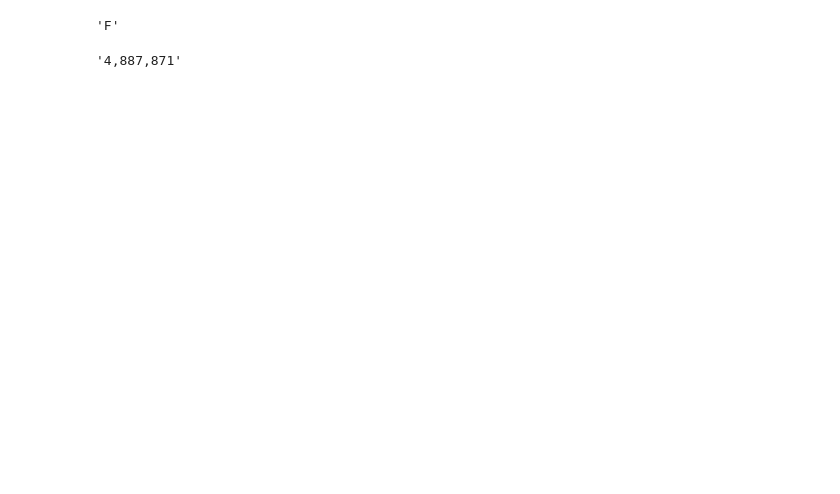
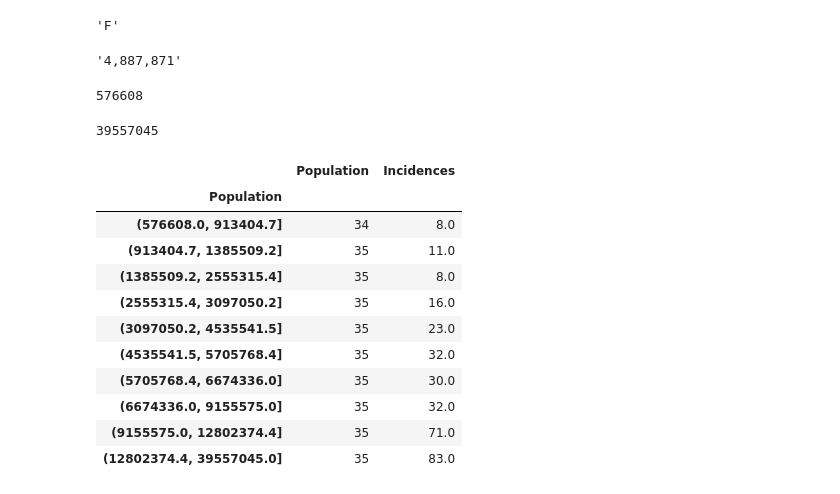
Before and after one commit to loisr/Mod-2-Project, a Jupyter notebook: Project2/school_shootings.ipynb, the cells around one changed output. Saved outputs shown, nothing was run; the diff lists cells and outputs as text; code cells hidden in the pictures; blank space fills up the shorter version.

```diff
--- a/Project2/school_shootings.ipynb
+++ b/Project2/school_shootings.ipynb
@@ -129,0 +136,10 @@ df_final.to_csv('final.csv')
+# %%
+# min population
+grades_pop_incidences_df['Population'].min()
+# %% [output]
+576608
+# %%
+# max population
+grades_pop_incidences_df['Population'].max()
+# %% [output]
+39557045
@@ -129,0 +163,15 @@ df_final.to_csv('final.csv')
+# %%
+pop_binned_df
+# %% [output]
+|  | Population | Incidences |
+| Population |  |  |
+| (576608.0, 913404.7] | 34 | 8.0 |
+| (913404.7, 1385509.2] | 35 | 11.0 |
+| (1385509.2, 2555315.4] | 35 | 8.0 |
+| (2555315.4, 3097050.2] | 35 | 16.0 |
+| (3097050.2, 4535541.5] | 35 | 23.0 |
+| (4535541.5, 5705768.4] | 35 | 32.0 |
+| (5705768.4, 6674336.0] | 35 | 30.0 |
+| (6674336.0, 9155575.0] | 35 | 32.0 |
+| (9155575.0, 12802374.4] | 35 | 71.0 |
+| (12802374.4, 39557045.0] | 35 | 83.0 |
```
Also changed, not shown: parts of 7 cells of this notebook, 3 other files.
